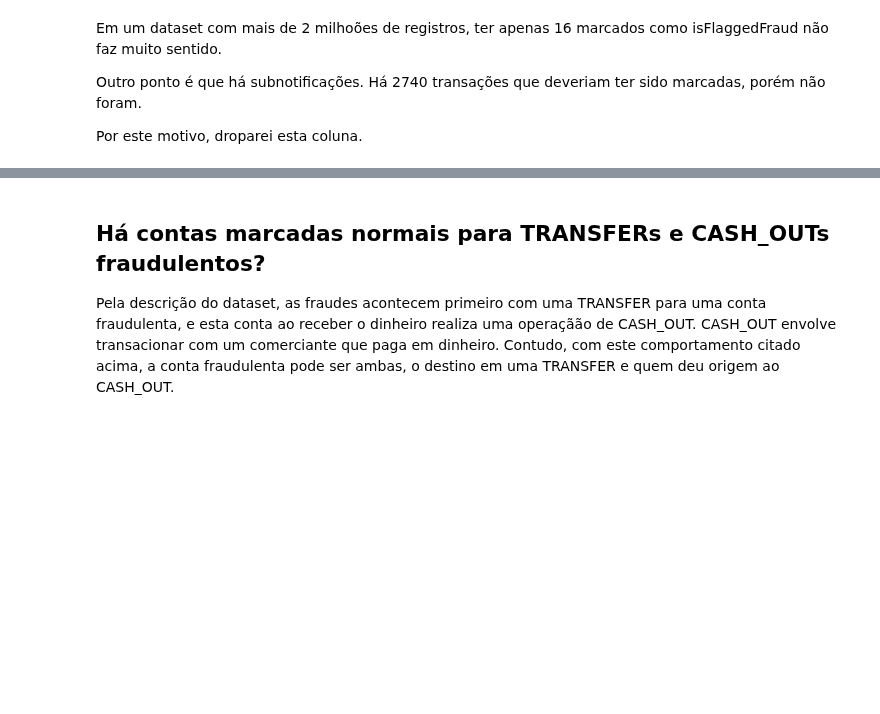
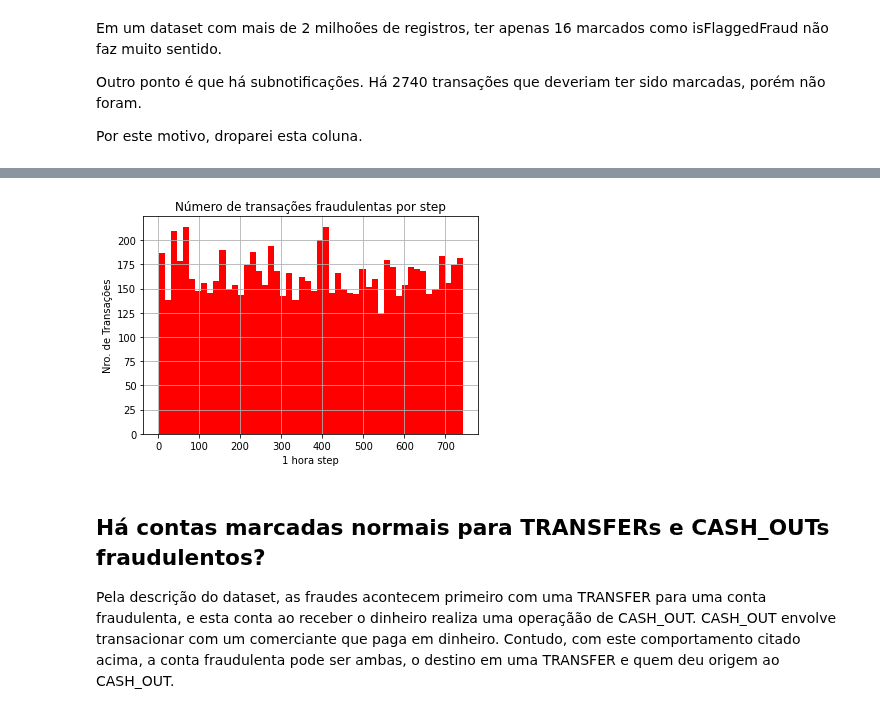
Before and after one commit to victormazevedo/predict-financial-fraud, a Jupyter notebook: Predict_Financial_Fraud.ipynb, the cells around one changed output, grey strips where cells are left out. Cells and saved outputs as stored; diff of their text form; code cells hidden in the pictures; blank space fills up the shorter version.

```diff
--- a/Predict_Financial_Fraud.ipynb
+++ b/Predict_Financial_Fraud.ipynb
@@ -364,3 +381,12 @@ KeyError: ignored
+# %%
+fraud.hist(column="step", color="red", bins=50)
+plt.xlabel("1 hora step")
+plt.ylabel("Nro. de Transações")
+plt.title("Número de transações fraudulentas por step")
+
+plt.show()
+# %% [output]
+[figure, added]
 # %% [markdown]
 ## Há contas marcadas normais para TRANSFERs e CASH_OUTs fraudulentos?
 
```
Also changed, not shown: parts of 8 cells of this notebook.
